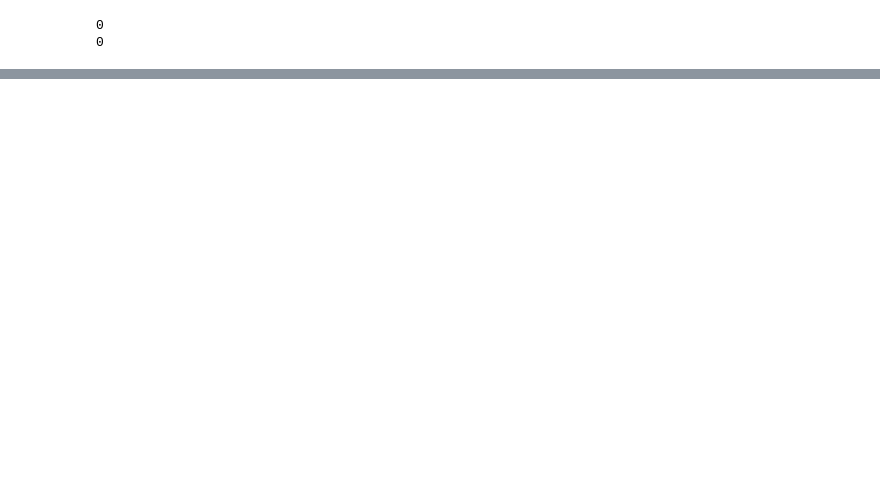
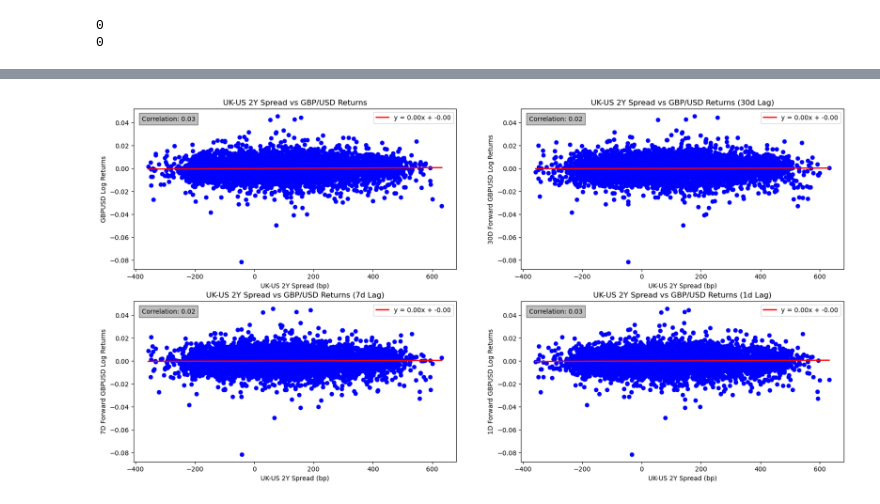
Before and after one commit to nifemiojo/gbpusd-yield-spreads-v1, a Jupyter notebook: notebooks/spread_gpbusd_analysis.ipynb, the cells around one changed output, grey strips where cells are left out. Saved outputs shown, nothing was run; the diff lists cells and outputs as text; code cells hidden in the pictures; blank space fills up the shorter version.

```diff
--- a/notebooks/spread_gpbusd_analysis.ipynb
+++ b/notebooks/spread_gpbusd_analysis.ipynb
@@ -388,0 +174,8 @@ Use case: tests monotonicity and economic plausibility. For example: do higher s
+# %%
+X = sm.add_constant(spread["7d_lagged_spread_bp"][spread["7d_lagged_spread_bp"].notna()])
+y = gbpusd["log_return"][spread["7d_lagged_spread_bp"].notna()]
+
+model = sm.OLS(y, X)
+seven_day_regression = model.fit()
+
+seven_day_regression.summary()
@@ -388,0 +202,8 @@ Use case: tests monotonicity and economic plausibility. For example: do higher s
+# %%
+X = sm.add_constant(spread["1d_lagged_spread_bp"][spread["1d_lagged_spread_bp"].notna()])
+y = gbpusd["log_return"][spread["1d_lagged_spread_bp"].notna()]
+
+model = sm.OLS(y, X)
+one_day_regression = model.fit()
+
+one_day_regression.summary()
@@ -388,0 +247,67 @@ Use case: tests monotonicity and economic plausibility. For example: do higher s
+# %%
+fig, axs = plt.subplots(2, 2, figsize=(20, 10))
+
+# Spread vs Returns
+axs[0, 0].set_title("UK-US 2Y Spread vs GBP/USD Returns", fontsize=12)
+axs[0, 0].scatter(spread["spread_bp"], gbpusd["log_return"], color="blue")
+
+axs[0, 0].set_xlabel("UK-US 2Y Spread (bp)")
+axs[0, 0].set_ylabel("GBPUSD Log Returns")
+
+x_line = np.linspace(min(spread["spread_bp"]), max(spread["spread_bp"]), 100)
+y_line = contemporaneous_regression.params.iloc[0] + contemporaneous_regression.params.iloc[1] * x_line
+axs[0, 0].plot(x_line, y_line, color="red", linewidth=2, label=f"y = {contemporaneous_regression.params.iloc[1]:.2f}x + {contemporaneous_regression.params.iloc[0]:.2f}")
+
+corr = spread["spread_bp"].corr(gbpusd["log_return"])
+axs[0, 0].text(0.025, 0.925, f"Correlation: {corr:.2f}", transform=axs[0, 0].transAxes, bbox=dict(facecolor="grey", alpha=0.5))
+
+axs[0, 0].legend()
+
+# Spread vs 30d Forward Returns
+axs[0, 1].set_title("UK-US 2Y Spread vs GBP/USD Returns (30d Lag)", fontsize=12)
+axs[0, 1].scatter(spread["30d_lagged_spread_bp"][spread["30d_lagged_spread_bp"].notna()], gbpusd["log_return"][spread["30d_lagged_spread_bp"].notna()], color="blue")
+
+axs[0, 1].set_xlabel("UK-US 2Y Spread (bp)")
+axs[0, 1].set_ylabel("30D Forward GBPUSD Log Returns")
+
+x_line = np.linspace(min(spread["30d_lagged_spread_bp"][spread["30d_lagged_spread_bp"].notna()]), max(spread["30d_lagged_spread_bp"][spread["30d_lagged_spread_bp"].notna()]), 100)
+y_line = thirty_day_regression.params.iloc[0] + thirty_day_regression.params.iloc[1] * x_line
+axs[0, 1].plot(x_line, y_line, color="red", linewidth=2, label=f"y = {thirty_day_regression.params.iloc[1]:.2f}x + {thirty_day_regression.params.iloc[0]:.2f}")
+
+corr = spread["30d_lagged_spread_bp"][spread["30d_lagged_spread_bp"].notna()].corr(gbpusd["log_return"][spread["30d_lagged_spread_bp"].notna()])
+axs[0, 1].text(0.025, 0.925, f"Correlation: {corr:.2f}", transform=axs[0, 1].transAxes, bbox=dict(facecolor="grey", alpha=0.5))
+
+axs[0, 1].legend()
+
+# Spread vs 7d Forward Returns
+axs[1, 0].set_title("UK-US 2Y Spread vs GBP/USD Returns (7d Lag)", fontsize=12)
+axs[1, 0].scatter(spread["7d_lagged_spread_bp"][spread["7d_lagged_spread_bp"].notna()], gbpusd["log_return"][spread["7d_lagged_spread_bp"].notna()], color="blue")
+
+axs[1, 0].set_xlabel("UK-US 2Y Spread (bp)")
+axs[1, 0].set_ylabel("7D Forward GBPUSD Log Returns")
+
+x_line = np.linspace(min(spread["7d_lagged_spread_bp"][spread["7d_lagged_spread_bp"].notna()]), max(spread["7d_lagged_spread_bp"][spread["7d_lagged_spread_bp"].notna()]), 100)
+y_line = seven_day_regression.params.iloc[0] + seven_day_regression.params.iloc[1] * x_line
+axs[1, 0].plot(x_line, y_line, color="red", linewidth=2, label=f"y = {seven_day_regression.params.iloc[1]:.2f}x + {seven_day_regression.params.iloc[0]:.2f}")
+
+corr = spread["7d_lagged_spread_bp"][spread["7d_lagged_spread_bp"].notna()].corr(gbpusd["log_return"][spread["7d_lagged_spread_bp"].notna()])
+axs[1, 0].text(0.025, 0.925, f"Correlation: {corr:.2f}", transform=axs[1, 0].transAxes, bbox=dict(facecolor="grey", alpha=0.5))
+
+axs[1, 0].legend()
+
+# Spread vs 1d Forward Returns
+axs[1, 1].set_title("UK-US 2Y Spread vs GBP/USD Returns (1d Lag)", fontsize=12)
+axs[1, 1].scatter(spread["1d_lagged_spread_bp"][spread["1d_lagged_spread_bp"].notna()], gbpusd["log_return"][spread["1d_lagged_spread_bp"].notna()], color="blue")
+
+axs[1, 1].set_xlabel("UK-US 2Y Spread (bp)")
+axs[1, 1].set_ylabel("1D Forward GBPUSD Log Returns")
+
+x_line = np.linspace(min(spread["1d_lagged_spread_bp"][spread["1d_lagged_spread_bp"].notna()]), max(spread["1d_lagged_spread_bp"][spread["1d_lagged_spread_bp"].notna()]), 100)
+y_line = one_day_regression.params.iloc[0] + one_day_regression.params.iloc[1] * x_line
+axs[1, 1].plot(x_line, y_line, color="red", linewidth=2, label=f"y = {one_day_regression.params.iloc[1]:.2f}x + {one_day_regression.params.iloc[0]:.2f}")
+
+corr = spread["1d_lagged_spread_bp"][spread["1d_lagged_spread_bp"].notna()].corr(gbpusd["log_return"][spread["1d_lagged_spread_bp"].notna()])
+axs[1, 1].text(0.025, 0.925, f"Correlation: {corr:.2f}", transform=axs[1, 1].transAxes, bbox=dict(facecolor="grey", alpha=0.5))
+
+axs[1, 1].legend()
+# %% [output]
@@ -388,0 +315 @@ Use case: tests monotonicity and economic plausibility. For example: do higher s
+[figure, added]
```
Also changed, not shown: parts of 79 cells of this notebook, 2 other files.
